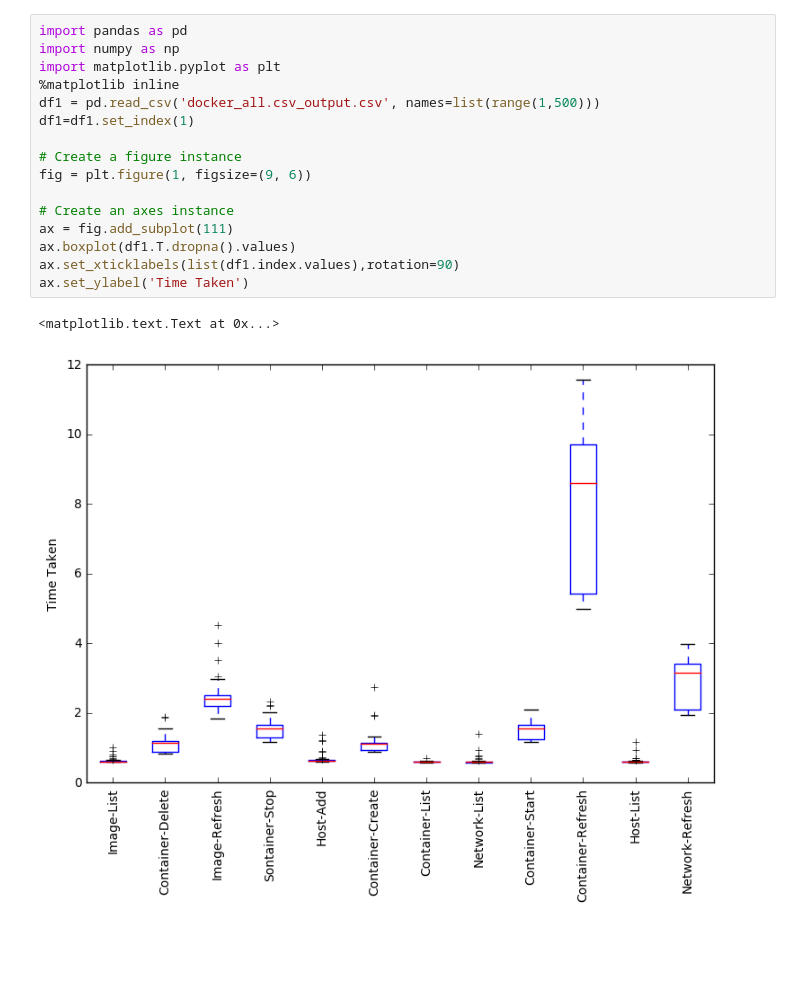
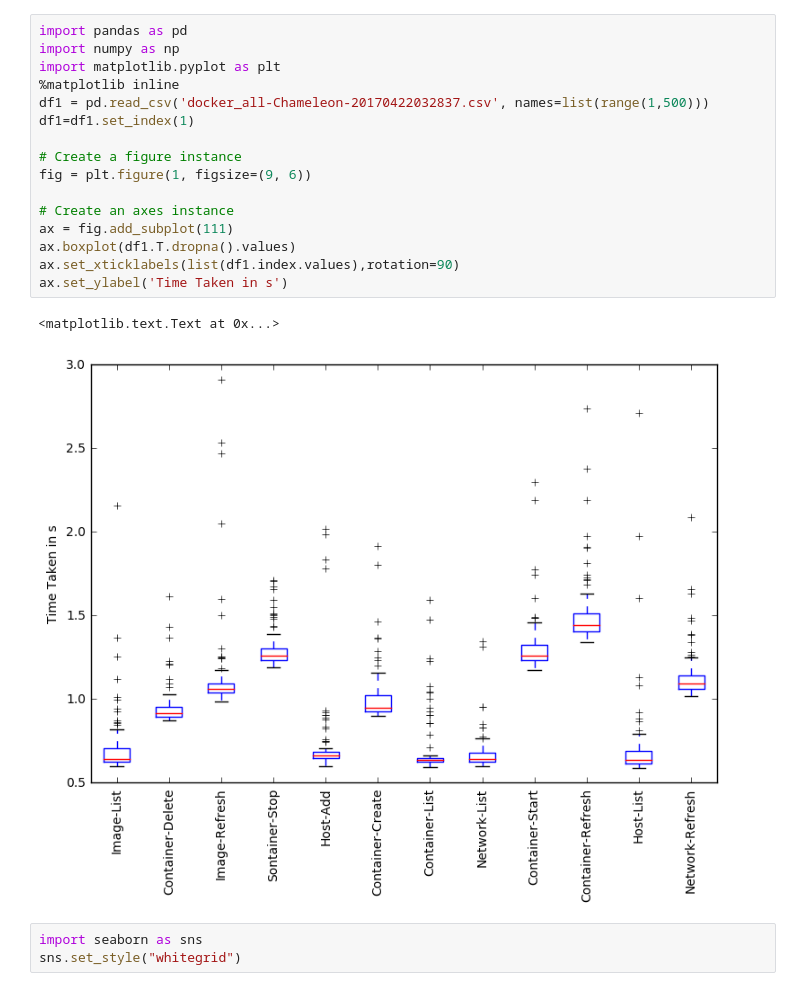
Before and after one commit to cloudmesh/cloudmesh-docker-eve, a Jupyter notebook: benchmark/Benchmark-Plot.ipynb, the cells around one changed output. Drawn from its saved outputs; the diff is of its cells as text; blank space fills up the shorter version.

```diff
--- a/benchmark/Benchmark-Plot.ipynb
+++ b/benchmark/Benchmark-Plot.ipynb
@@ -1,19 +1,22 @@
 # %%
 import pandas as pd
 import numpy as np
 import matplotlib.pyplot as plt
 %matplotlib inline
-df1 = pd.read_csv('docker_all.csv_output.csv', names=list(range(1,500)))
+df1 = pd.read_csv('docker_all-Chameleon-20170422032837.csv', names=list(range(1,500)))
 df1=df1.set_index(1)
 
 # Create a figure instance
 fig = plt.figure(1, figsize=(9, 6))
 
 # Create an axes instance
 ax = fig.add_subplot(111)
 ax.boxplot(df1.T.dropna().values)
 ax.set_xticklabels(list(df1.index.values),rotation=90)
-ax.set_ylabel('Time Taken')
+ax.set_ylabel('Time Taken in s')
 # %% [output]
 <matplotlib.text.Text at 0x...>
-[figure, old version]
+[figure, new version]
+# %%
+import seaborn as sns
+sns.set_style("whitegrid")
```
Also changed, not shown: parts of 2 cells of this notebook, 23 other files.
